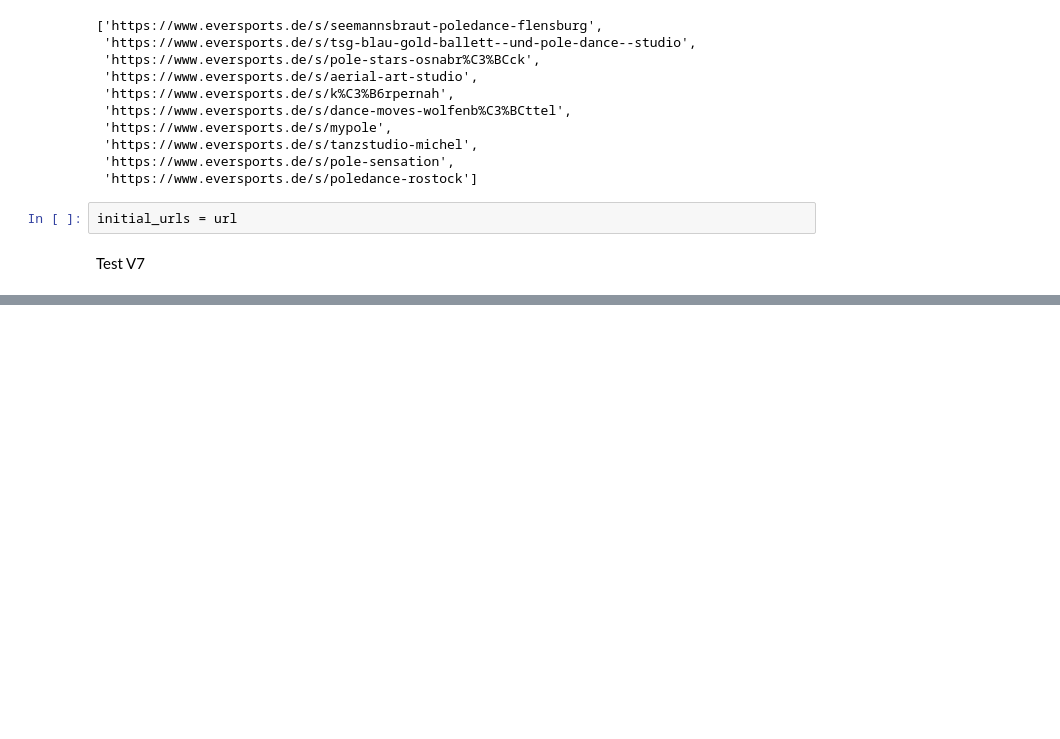
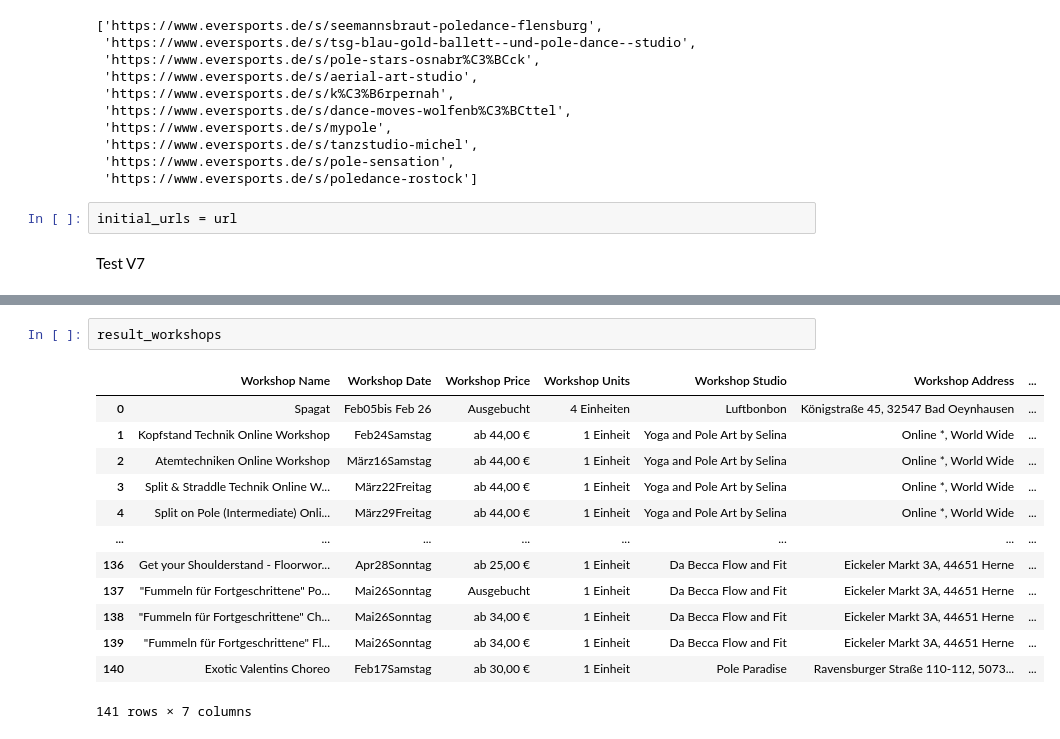
Before and after one commit to hamudal/Hall_of_Pole_Scraper_V6, a Jupyter notebook: Scraper_V6/a_MainFrame.ipynb, the cells around one changed output, grey strips where cells are left out. Cells and saved outputs as stored; diff of their text form; blank space fills up the shorter version.

```diff
--- a/Scraper_V6/a_MainFrame.ipynb
+++ b/Scraper_V6/a_MainFrame.ipynb
@@ -145,2 +159,18 @@ result_pole_studio
+# %%
+result_workshops
+# %% [output]
+|  | Workshop Name | Workshop Date | Workshop Price | Workshop Units | Workshop Studio | Workshop Address | ... |
+| 0 | Spagat | Feb05bis Feb 26 | Ausgebucht | 4 Einheiten | Luftbonbon | Königstraße 45, 32547 Bad Oeynhausen | ... |
+| 1 | Kopfstand Technik Online Workshop | Feb24Samstag | ab 44,00 € | 1 Einheit | Yoga and Pole Art by Selina | Online *, World Wide | ... |
+| 2 | Atemtechniken Online Workshop | März16Samstag | ab 44,00 € | 1 Einheit | Yoga and Pole Art by Selina | Online *, World Wide | ... |
+| 3 | Split & Straddle Technik Online W... | März22Freitag | ab 44,00 € | 1 Einheit | Yoga and Pole Art by Selina | Online *, World Wide | ... |
+| 4 | Split on Pole (Intermediate) Onli... | März29Freitag | ab 44,00 € | 1 Einheit | Yoga and Pole Art by Selina | Online *, World Wide | ... |
+| ... | ... | ... | ... | ... | ... | ... | ... |
+| 136 | Get your Shoulderstand - Floorwor... | Apr28Sonntag | ab 25,00 € | 1 Einheit | Da Becca Flow and Fit | Eickeler Markt 3A, 44651 Herne | ... |
+| 137 | "Fummeln für Fortgeschrittene" Po... | Mai26Sonntag | Ausgebucht | 1 Einheit | Da Becca Flow and Fit | Eickeler Markt 3A, 44651 Herne | ... |
+| 138 | "Fummeln für Fortgeschrittene" Ch... | Mai26Sonntag | ab 34,00 € | 1 Einheit | Da Becca Flow and Fit | Eickeler Markt 3A, 44651 Herne | ... |
+| 139 | "Fummeln für Fortgeschrittene" Fl... | Mai26Sonntag | ab 34,00 € | 1 Einheit | Da Becca Flow and Fit | Eickeler Markt 3A, 44651 Herne | ... |
+| 140 | Exotic Valentins Choreo | Feb17Samstag | ab 30,00 € | 1 Einheit | Pole Paradise | Ravensburger Straße 110-112, 5073... | ... |
+141 rows × 7 columns
 # %%
 result_workshop_details
```
Also changed, not shown: parts of 5 cells of this notebook, 1 other file.
